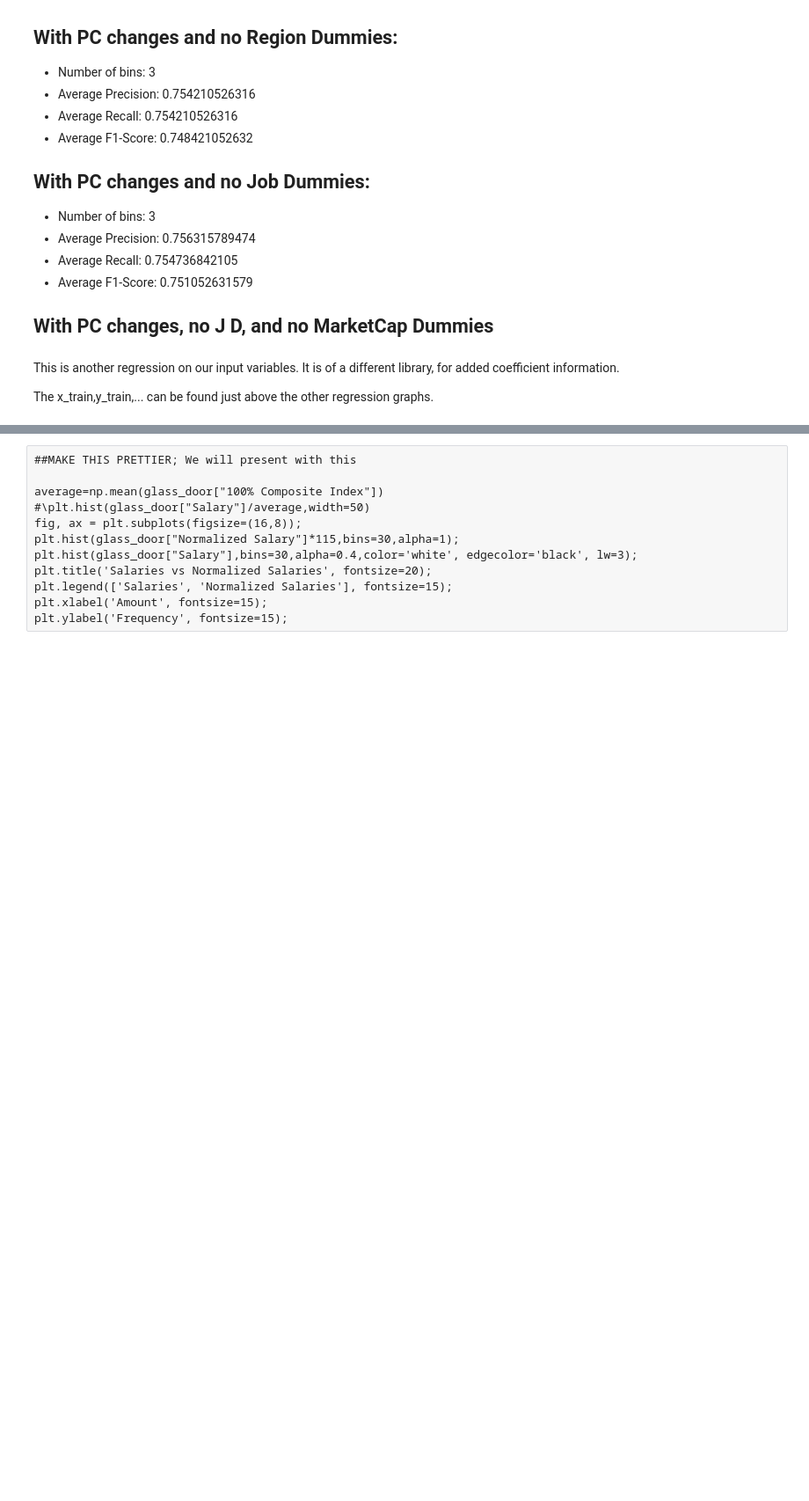
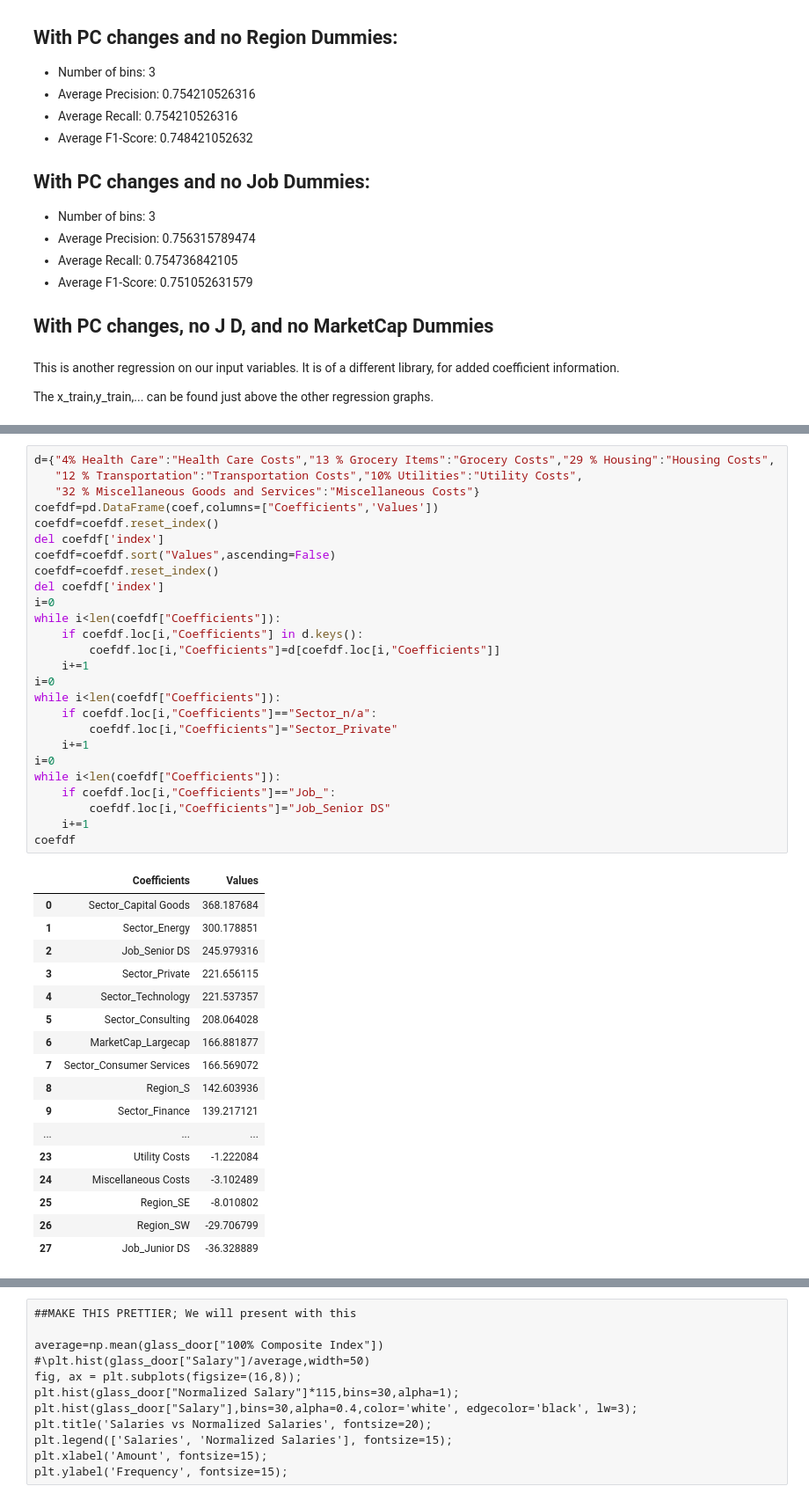
Before and after one commit to spockl/ga-dsi-1, a Jupyter notebook: projects/projects-weekly/project-04/project-4-glassdoor-amer-thomas-joce.ipynb, the cells around one changed output, grey strips where cells are left out. Shown at 88% size. Cells and saved outputs as stored; diff of their text form; blank space fills up the shorter version.

```diff
--- a/projects/projects-weekly/project-04/project-4-glassdoor-amer-thomas-joce.ipynb
+++ b/projects/projects-weekly/project-04/project-4-glassdoor-amer-thomas-joce.ipynb
@@ -725,3 +737,47 @@ for x,y in zip(x_test2.columns,model.coef_):
+# %%
+d={"4% Health Care":"Health Care Costs","13 % Grocery Items":"Grocery Costs","29 % Housing":"Housing Costs",
+   "12 % Transportation":"Transportation Costs","10% Utilities":"Utility Costs",
+   "32 % Miscellaneous Goods and Services":"Miscellaneous Costs"}
+coefdf=pd.DataFrame(coef,columns=["Coefficients",'Values'])
+coefdf=coefdf.reset_index()
+del coefdf['index']
+coefdf=coefdf.sort("Values",ascending=False)
+coefdf=coefdf.reset_index()
+del coefdf['index']
+i=0
+while i<len(coefdf["Coefficients"]):
+    if coefdf.loc[i,"Coefficients"] in d.keys():
+        coefdf.loc[i,"Coefficients"]=d[coefdf.loc[i,"Coefficients"]]
+    i+=1
+i=0
+while i<len(coefdf["Coefficients"]):
+    if coefdf.loc[i,"Coefficients"]=="Sector_n/a":
+        coefdf.loc[i,"Coefficients"]="Sector_Private"
+    i+=1
+i=0
+while i<len(coefdf["Coefficients"]):
+    if coefdf.loc[i,"Coefficients"]=="Job_":
+        coefdf.loc[i,"Coefficients"]="Job_Senior DS"
+    i+=1
+coefdf
+# %% [output]
+|  | Coefficients | Values |
+| 0 | Sector_Capital Goods | 368.187684 |
+| 1 | Sector_Energy | 300.178851 |
+| 2 | Job_Senior DS | 245.979316 |
+| 3 | Sector_Private | 221.656115 |
+| 4 | Sector_Technology | 221.537357 |
+| 5 | Sector_Consulting | 208.064028 |
+| 6 | MarketCap_Largecap | 166.881877 |
+| 7 | Sector_Consumer Services | 166.569072 |
+| 8 | Region_S | 142.603936 |
+| 9 | Sector_Finance | 139.217121 |
+| ... | ... | ... |
+| 23 | Utility Costs | -1.222084 |
+| 24 | Miscellaneous Costs | -3.102489 |
+| 25 | Region_SE | -8.010802 |
+| 26 | Region_SW | -29.706799 |
+| 27 | Job_Junior DS | -36.328889 |
 # %%
 for j in range(len(logreg.classes_)):
 
```
Also changed, not shown: parts of 10 cells of this notebook.
